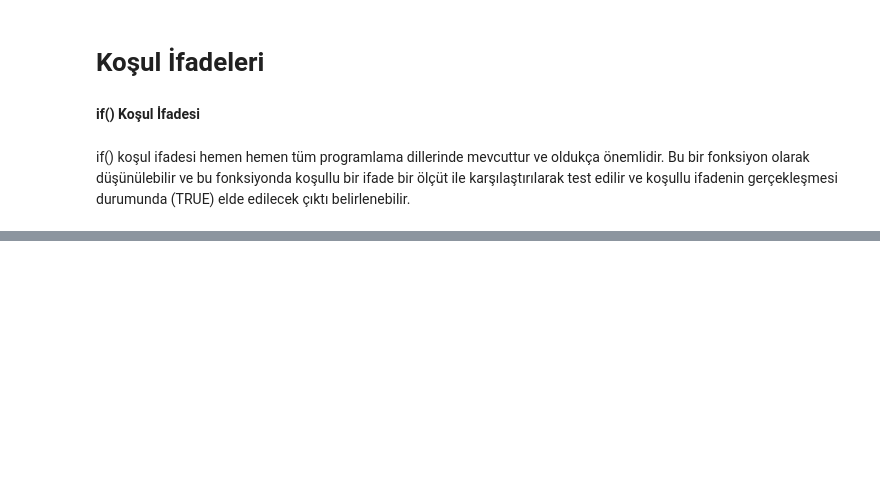
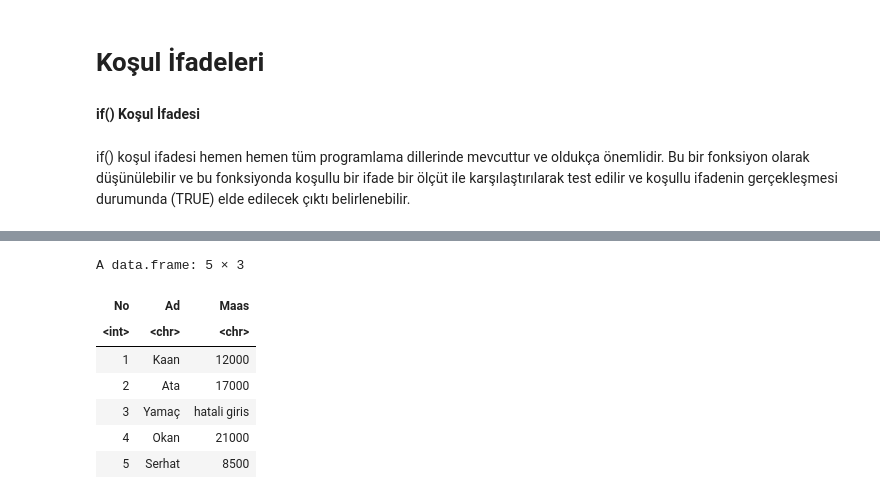
Before and after one commit to azem46/R_Colab_Handbook, a Jupyter notebook: R_Ders_9_For_While_if.ipynb, the cells around one changed output, grey strips where cells are left out. Drawn from its saved outputs; the diff is of its cells as text; code cells hidden in the pictures; blank space fills up the shorter version.

```diff
--- a/R_Ders_9_For_While_if.ipynb
+++ b/R_Ders_9_For_While_if.ipynb
@@ -266,0 +330,13 @@ if() koşul ifadesi hemen hemen tüm programlama dillerinde mevcuttur ve oldukç
+# %%
+#Sütun ismi atadık
+colnames(ornekData3) <- c("No", "Ad", "Maas")
+ornekData3
+# %% [output]
+A data.frame: 5 × 3
+| No | Ad | Maas |
+| <int> | <chr> | <chr> |
+| 1 | Kaan | 12000 |
+| 2 | Ata | 17000 |
+| 3 | Yamaç | hatali giris |
+| 4 | Okan | 21000 |
+| 5 | Serhat | 8500 |
```
Also changed, not shown: parts of 10 cells of this notebook.
